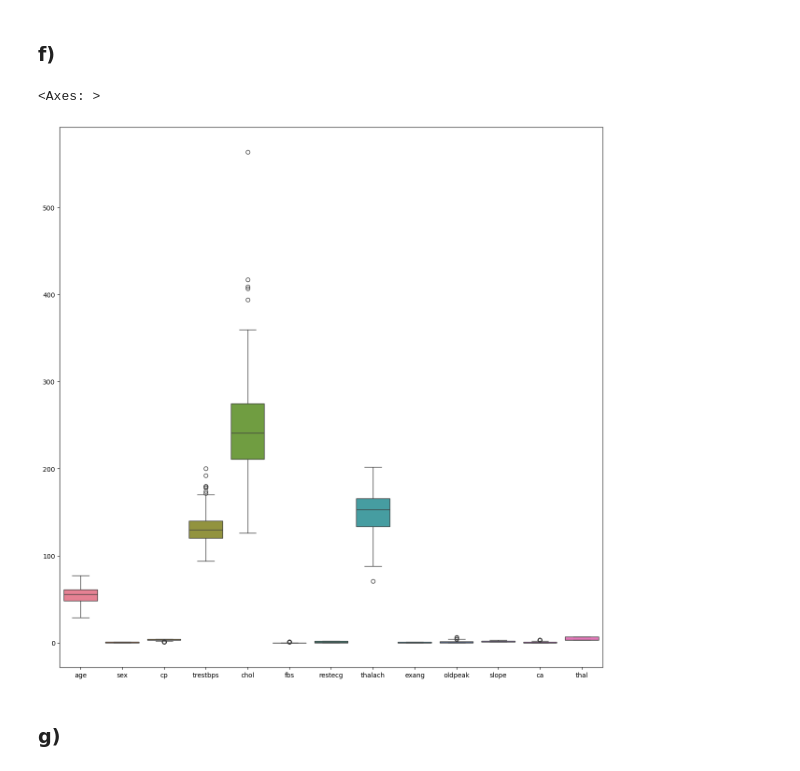
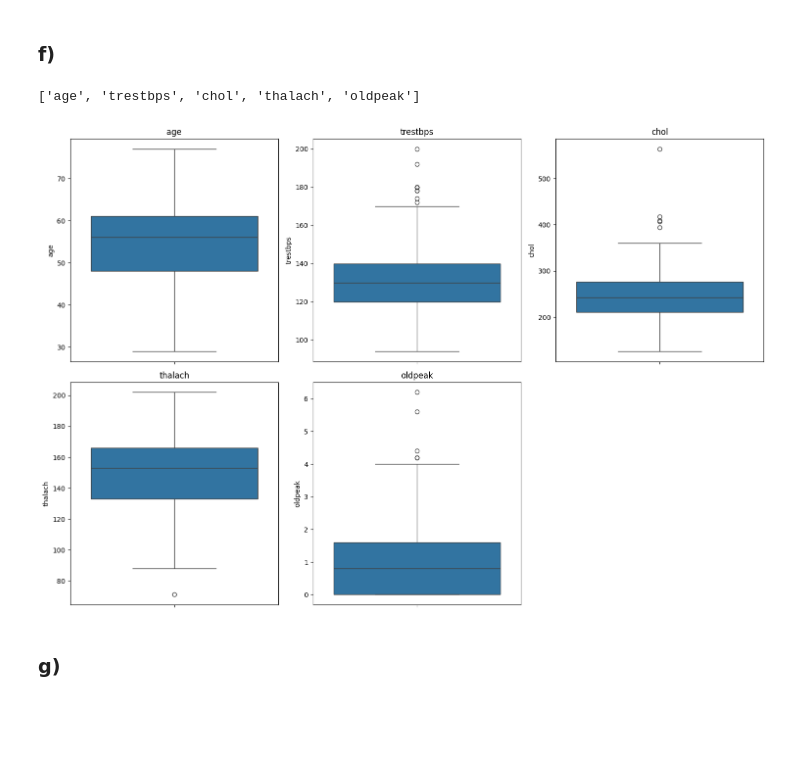
Before and after one commit to IvonLuiz/intro_aprendizado_de_maquina, a Jupyter notebook: heart_disease.ipynb, the cells around one changed output. Cells and saved outputs as stored; diff of their text form; code cells hidden in the pictures; blank space fills up the shorter version.

```diff
--- a/heart_disease.ipynb
+++ b/heart_disease.ipynb
@@ -111,6 +114,8 @@ X.head()
 | 2 | 67 | 1 | 4 | 120 | 229 | 0 | 2 | 129 | 1 | 2.6 | 2 | ... |
 | 3 | 37 | 1 | 3 | 130 | 250 | 0 | 0 | 187 | 0 | 3.5 | 3 | ... |
 | 4 | 41 | 0 | 2 | 130 | 204 | 0 | 2 | 172 | 0 | 1.4 | 1 | ... |
+# %%
+numeric_features = ['age', 'trestbps', 'chol', 'thalach', 'oldpeak']
 # %%
 X.dtypes
 # %% [output]
@@ -289,12 +451,21 @@ plt.show()
 [figure]
 # %% [markdown]
 ### f)
-# %%
-plt.figure(figsize=(15, 15))
-sns.boxplot(data=X)
-# %% [output]
-<Axes: >
-[figure, removed]
+# %%
+numeric_features
+# %% [output]
+['age', 'trestbps', 'chol', 'thalach', 'oldpeak']
+# %%
+plt.figure(figsize=(15, 15))
+for i, column in enumerate(numeric_features):
+    plt.subplot(3, 3, i + 1)
+    sns.boxplot(y=X[column], orient='v')
+    plt.title(column)
+
+plt.tight_layout()
+plt.show()
+# %% [output]
+[figure, added]
 # %% [markdown]
 ### g)
 # %%
```
Also changed, not shown: parts of 20 cells of this notebook.
